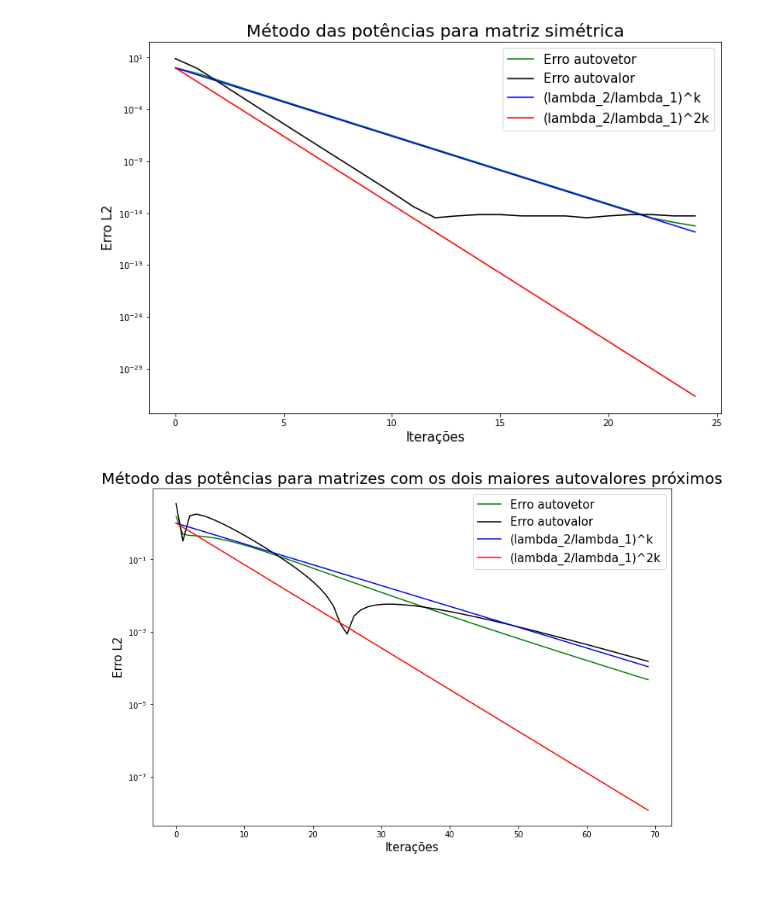
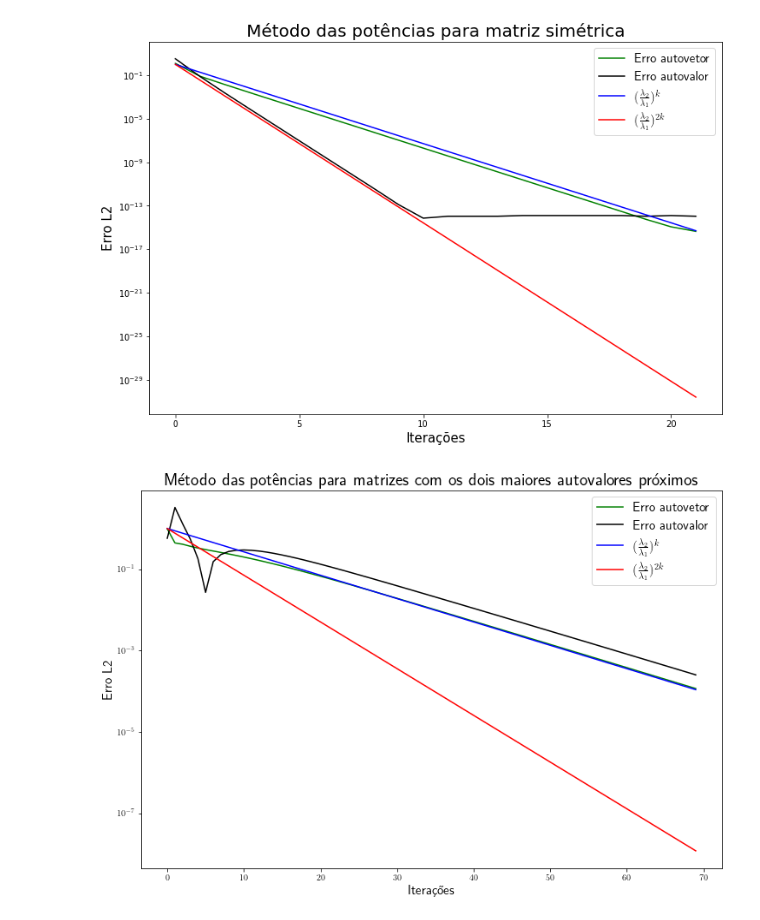
Before and after one commit to PedroDeSanti/MAP3122, a Jupyter notebook: EP1/ex1/ex1_jupyter.ipynb, the cells around one changed output. Cells and saved outputs as stored; diff of their text form; code cells hidden in the pictures; blank space fills up the shorter version.

```diff
--- a/EP1/ex1/ex1_jupyter.ipynb
+++ b/EP1/ex1/ex1_jupyter.ipynb
@@ -135,6 +135,10 @@ class MetodoDasPotencias:
         #pega o autovetor correspondente ao maior autovalor
         x_estrela = autovetores.T[id_max_1]
 
+        #garante que a primeira coordenada é sempre maior que 0
+        if x_estrela[0]<0:
+            x_estrela = -x_estrela
+
         self.lambda_1 = lambda_1
         self.lambda_2 = lambda_2
         self.eta = abs(lambda_2/lambda_1)
@@ -181,34 +185,19 @@ class MetodoDasPotencias:
         tabelada
 
         """
-        while True:
-#             Nem sempre o erro do autovetor converge, isso depende
-#             do vetor inicial escolhido, no nosso caso o vetor e escolhido
-#             aleatoriamente, entao, enquanto nao convergir, repetimos o
-#             processo para outro vetor inicial
+        x0 = np.random.rand(self.n)
+        self.x.append(x0)
+        self._calcula_mi()
+        self._calcula_erros()
 
-            x0 = np.random.rand(self.n)-0.5
-            self.x.append(x0)
+        i=1
+        while i<self.it_max and self.erro_autovetor[-1]>self.eps:
+            self._calcula_x()
+            if self.x[-1][0]<0:
+                self.x[-1] = -self.x[-1]
             self._calcula_mi()
             self._calcula_erros()
-
-            i=1
-            while i<self.it_max and self.erro_autovetor[-1]>self.eps:
-                self._calcula_x()
-                self._calcula_mi()
-                self._calcula_erros()
-                i=i+1
-
-            if(self.erro_autovetor[-1] < 1e-4):
-                return
-
-            else:
-                # resetamos os valores para a nova simulacao
-                self.x = []
-                self.mi = []
-                self.erro_autovetor = []
-                self.erro_autovalor = []
-
+            i=i+1
 
     def gera_grafico_comparativo(self, titulo, use_tex = False, savefig=False, filename=""):
         """
@@ -274,15 +263,15 @@ A21, A22 = gera_matriz(2, 10)
 # %%
 M1 = MetodoDasPotencias(A1, 70, 1e-15)
 M1.calcula_aproximacao()
-M1.gera_grafico_comparativo("Método das potências para matriz simétrica")
+M1.gera_grafico_comparativo("Método das potências para matriz simétrica", True, True, "matriz_1.png")
 # %% [output]
-[figure, old version]
+[figure, new version]
 # %%
 M21 = MetodoDasPotencias(A21, 70, 1e-15)
 M21.calcula_aproximacao()
-M21.gera_grafico_comparativo("Método das potências para matrizes com os dois maiores autovalores próximos")
+M21.gera_grafico_comparativo("Método das potências para matrizes com os dois maiores autovalores próximos", True, True, "matriz_2-1.png")
 # %% [output]
-[figure, old version]
+[figure, new version]
 # %%
 M22 = MetodoDasPotencias(A22, 70, 1e-15)
 M22.calcula_aproximacao()
```
Also changed, not shown: parts of 2 cells of this notebook, 4 other files.
